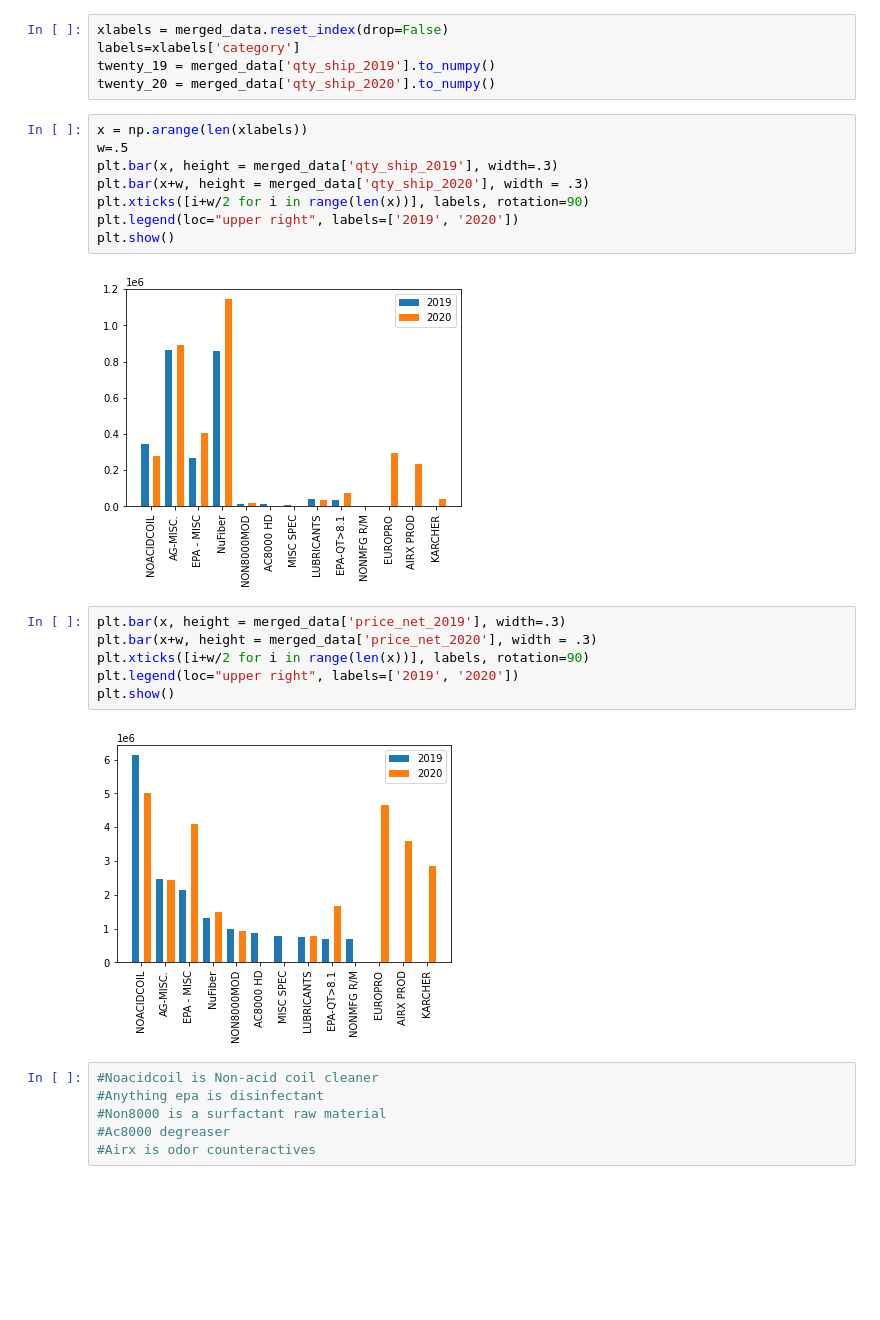
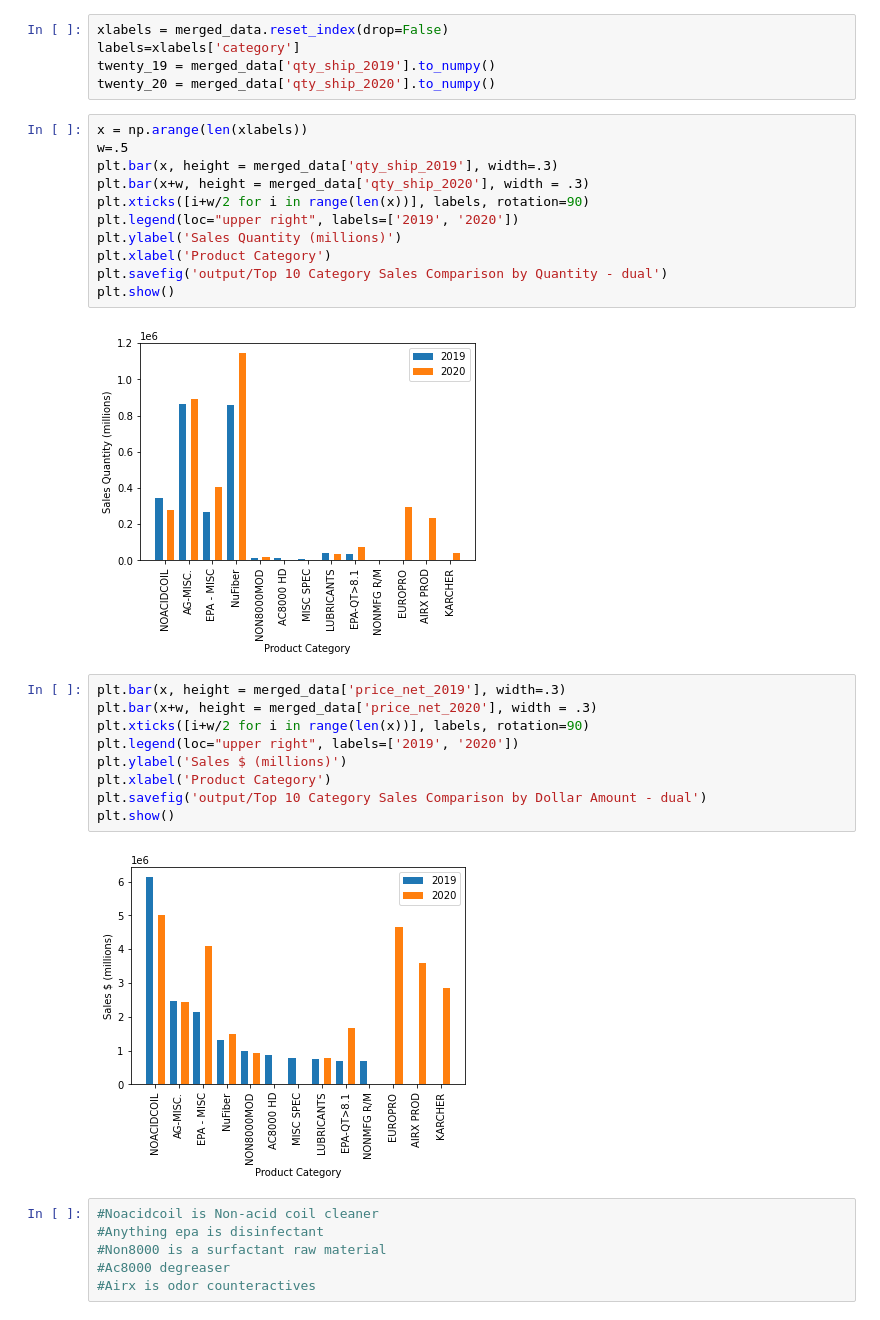
Before and after one commit to aadeba5/Project1, a Jupyter notebook: Nuance_Eric.ipynb, the cells around one changed output. Cells and saved outputs as stored; diff of their text form; blank space fills up the shorter version.

Commit message:
Added Outputs of dual plots

```diff
--- a/Nuance_Eric.ipynb
+++ b/Nuance_Eric.ipynb
@@ -177,17 +177,23 @@ plt.bar(x, height = merged_data['qty_ship_2019'], width=.3)
 plt.bar(x+w, height = merged_data['qty_ship_2020'], width = .3)
 plt.xticks([i+w/2 for i in range(len(x))], labels, rotation=90)
 plt.legend(loc="upper right", labels=['2019', '2020'])
+plt.ylabel('Sales Quantity (millions)')
+plt.xlabel('Product Category')
+plt.savefig('output/Top 10 Category Sales Comparison by Quantity - dual')
 plt.show()
 # %% [output]
-[figure, old version]
+[figure, new version]
 # %%
 plt.bar(x, height = merged_data['price_net_2019'], width=.3)
 plt.bar(x+w, height = merged_data['price_net_2020'], width = .3)
 plt.xticks([i+w/2 for i in range(len(x))], labels, rotation=90)
 plt.legend(loc="upper right", labels=['2019', '2020'])
+plt.ylabel('Sales $ (millions)')
+plt.xlabel('Product Category')
+plt.savefig('output/Top 10 Category Sales Comparison by Dollar Amount - dual')
 plt.show()
 # %% [output]
-[figure, old version]
+[figure, new version]
 # %%
 #Noacidcoil is Non-acid coil cleaner
 #Anything epa is disinfectant
```
Also changed, not shown: parts of 1 cell of this notebook, 2 other files.
